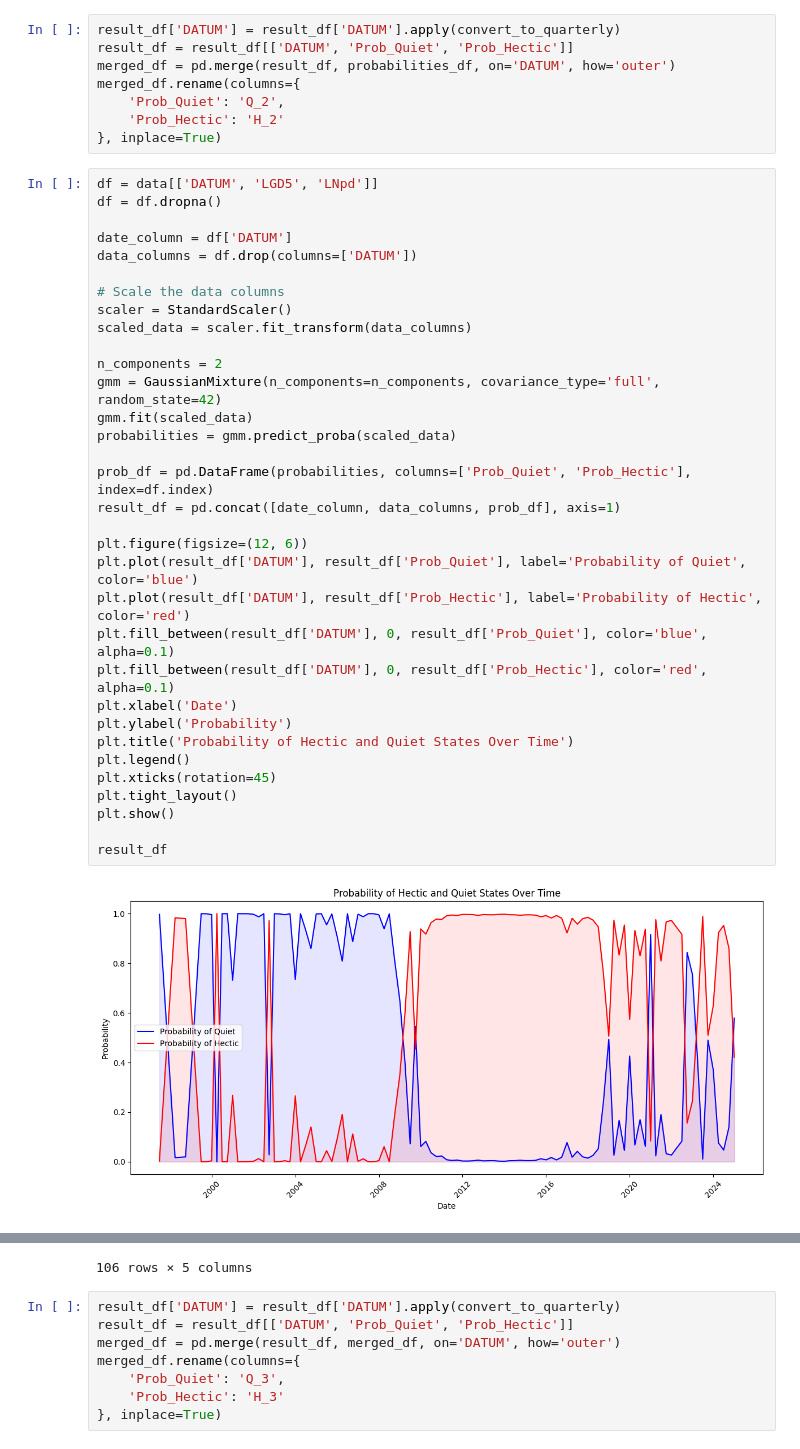
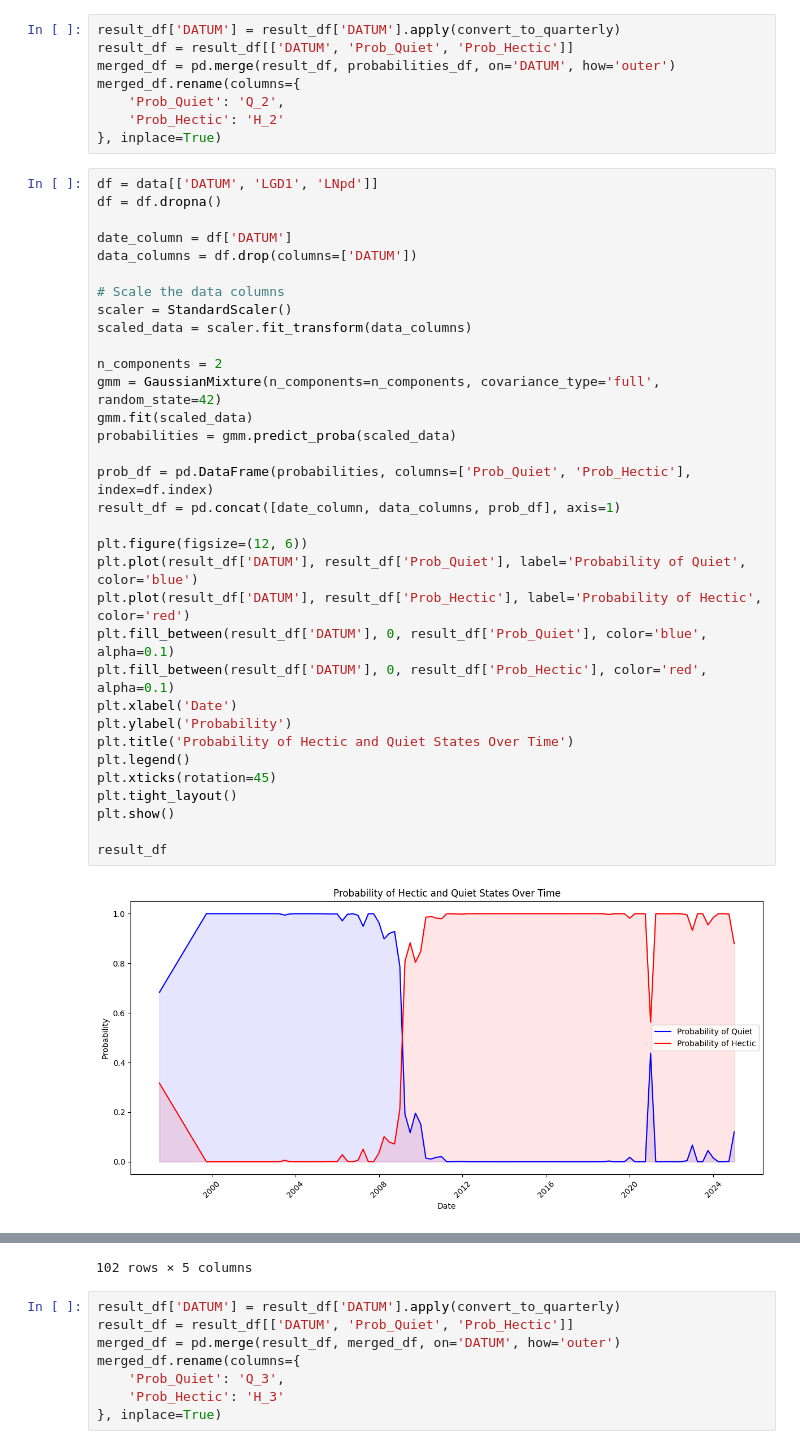
Before and after one commit to KraBence/Temalabor, a Jupyter notebook: Becslesek.ipynb, the cells around one changed output, grey strips where cells are left out. Cells and saved outputs as stored; diff of their text form.

```diff
--- a/Becslesek.ipynb
+++ b/Becslesek.ipynb
@@ -300,37 +287,37 @@ merged_df.rename(columns={
     'Prob_Hectic': 'H_2'
 }, inplace=True)
 # %%
-df = data[['DATUM', 'LGD5', 'LNpd']]
+df = data[['DATUM', 'LGD1', 'LNpd']]
 df = df.dropna()
 
 date_column = df['DATUM']
 data_columns = df.drop(columns=['DATUM'])
 
 # Scale the data columns
 scaler = StandardScaler()
 scaled_data = scaler.fit_transform(data_columns)
 
 n_components = 2
 gmm = GaussianMixture(n_components=n_components, covariance_type='full', random_state=42)
 gmm.fit(scaled_data)
 probabilities = gmm.predict_proba(scaled_data)
 
 prob_df = pd.DataFrame(probabilities, columns=['Prob_Quiet', 'Prob_Hectic'], index=df.index)
 result_df = pd.concat([date_column, data_columns, prob_df], axis=1)
 
 plt.figure(figsize=(12, 6))
 plt.plot(result_df['DATUM'], result_df['Prob_Quiet'], label='Probability of Quiet', color='blue')
 plt.plot(result_df['DATUM'], result_df['Prob_Hectic'], label='Probability of Hectic', color='red')
 plt.fill_between(result_df['DATUM'], 0, result_df['Prob_Quiet'], color='blue', alpha=0.1)
 plt.fill_between(result_df['DATUM'], 0, result_df['Prob_Hectic'], color='red', alpha=0.1)
 plt.xlabel('Date')
 plt.ylabel('Probability')
 plt.title('Probability of Hectic and Quiet States Over Time')
 plt.legend()
 plt.xticks(rotation=45)
 plt.tight_layout()
 plt.show()
 
 result_df
 # %% [output]
-[figure, old version]
+[figure, new version]
@@ -349,4 +336,4 @@ result_df
-106 rows × 5 columns
+102 rows × 5 columns
 # %%
 result_df['DATUM'] = result_df['DATUM'].apply(convert_to_quarterly)
 result_df = result_df[['DATUM', 'Prob_Quiet', 'Prob_Hectic']]
```
Also changed, not shown: parts of 13 cells of this notebook, 2 other files.
